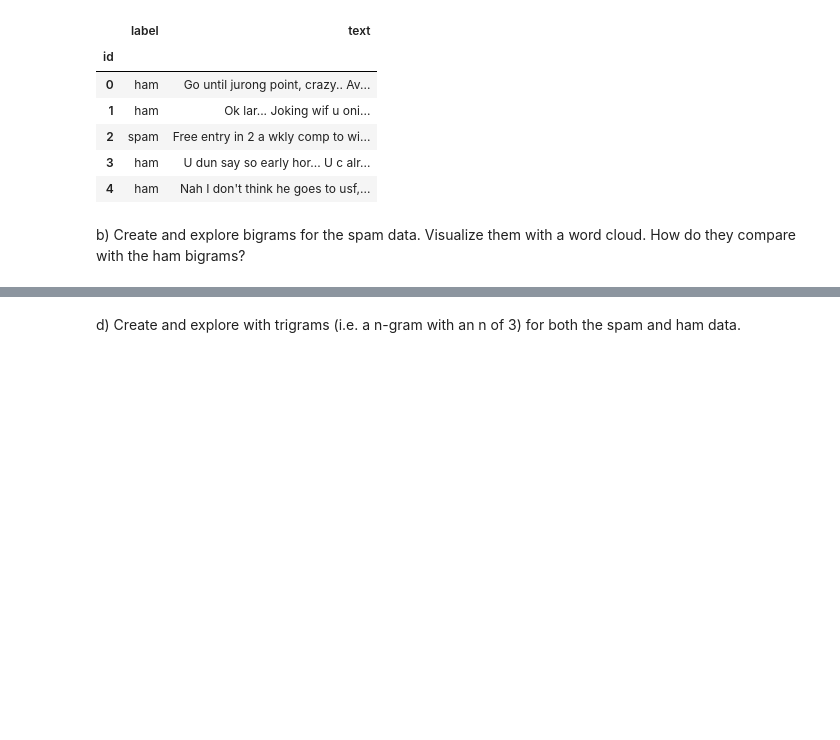
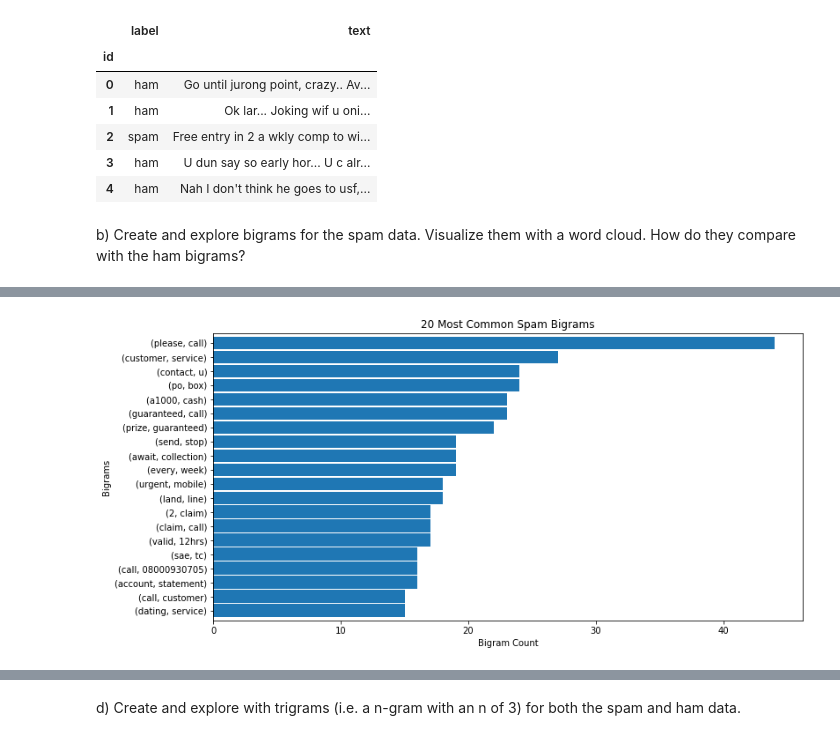
Before and after one commit to paigerackley/natural-language-processing-exercises, a Jupyter notebook: exploring.ipynb, the cells around one changed output, grey strips where cells are left out. Cells and saved outputs as stored; diff of their text form; code cells hidden in the pictures; blank space fills up the shorter version.

```diff
--- a/exploring.ipynb
+++ b/exploring.ipynb
@@ -39,0 +57,23 @@ AttributeError: 'NoneType' object has no attribute 'split'
+# %%
+#split the dataframe into spam and ham text
+spam = df[df.label == 'spam']
+ham = df[df.label == 'ham']
+
+#Join them all into one string
+spam_words = ' '.join(spam.lemmatized)
+ham_words = ' '.join(ham.lemmatized)
+
+#Create bigrams for both the spam and ham messages
+spam_bigrams = pd.Series(nltk.ngrams(spam_words.split(), 2))
+ham_bigrams = pd.Series(nltk.ngrams(ham_words.split(), 2))
+
+top_20_spam_bigrams = spam_bigrams.value_counts().head(20).sort_values(ascending = False)
+# %%
+# Visualize the top 20 spam bigrams
+top_20_spam_bigrams.sort_values().plot.barh(width = .9, figsize = (12,6))
+plt.xlabel('Bigram Count')
+plt.ylabel('Bigrams')
+plt.title('20 Most Common Spam Bigrams')
+plt.show()
+# %% [output]
+[figure, added]
```
Also changed, not shown: parts of 16 cells of this notebook.
